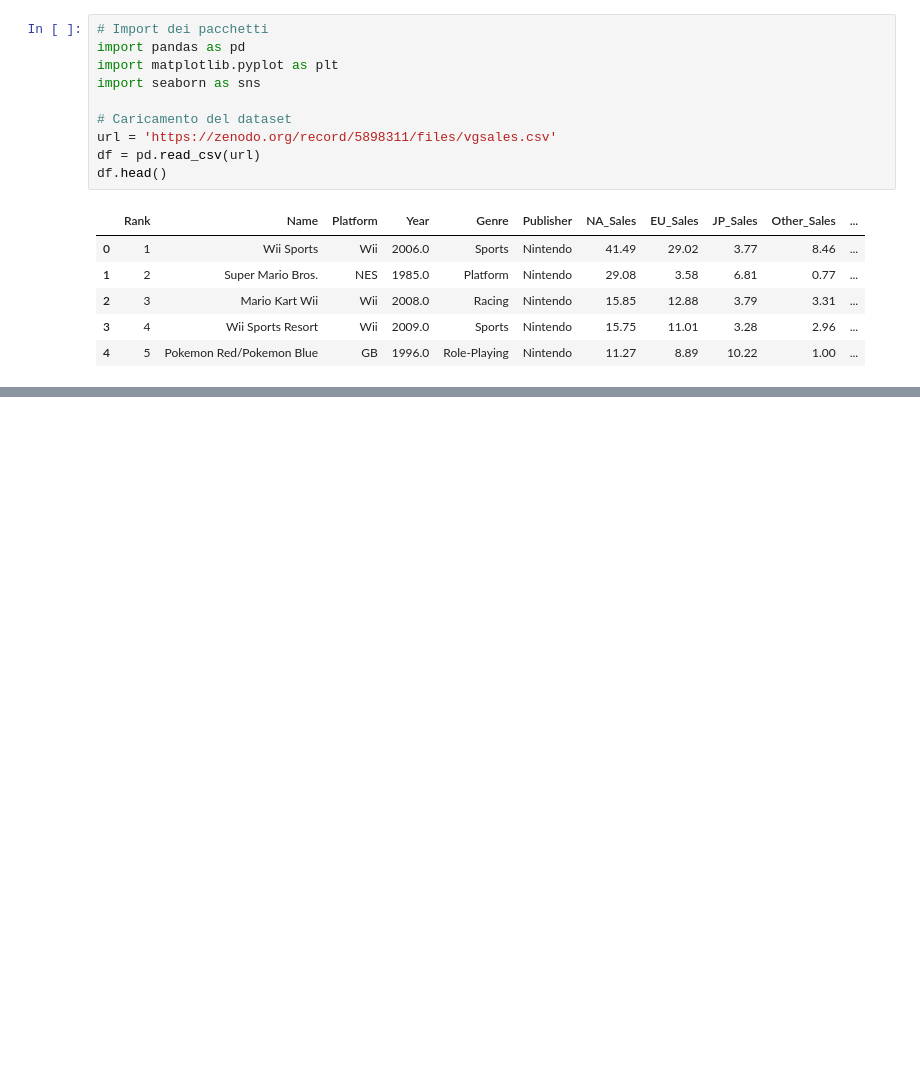
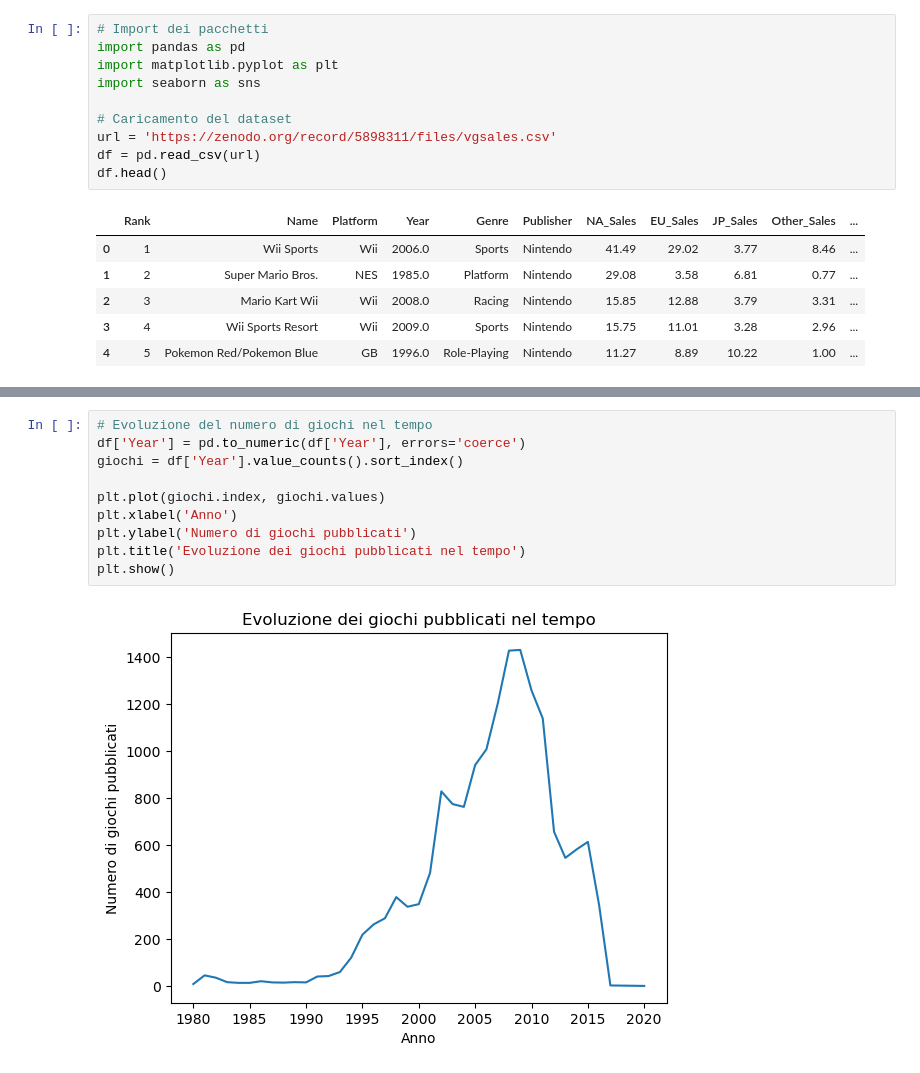
Before and after one commit to michela-roman/ProgrammingLabII, a Jupyter notebook: 5_Esercizi_lez_5.ipynb, the cells around one changed output, grey strips where cells are left out. Drawn from its saved outputs; the diff is of its cells as text; blank space fills up the shorter version.

```diff
--- a/5_Esercizi_lez_5.ipynb
+++ b/5_Esercizi_lez_5.ipynb
@@ -116,0 +161,12 @@ df.head()
+# %%
+# Evoluzione del numero di giochi nel tempo
+df['Year'] = pd.to_numeric(df['Year'], errors='coerce')
+giochi = df['Year'].value_counts().sort_index()
+
+plt.plot(giochi.index, giochi.values)
+plt.xlabel('Anno')
+plt.ylabel('Numero di giochi pubblicati')
+plt.title('Evoluzione dei giochi pubblicati nel tempo')
+plt.show()
+# %% [output]
+[figure, added]
```
Also changed, not shown: parts of 4 cells of this notebook.
